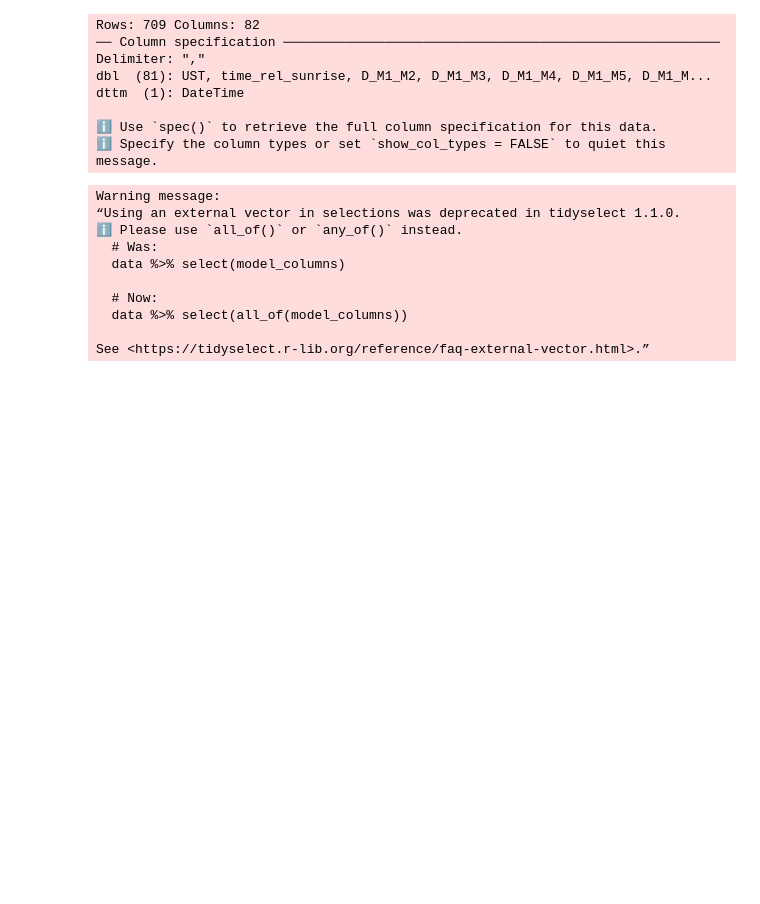
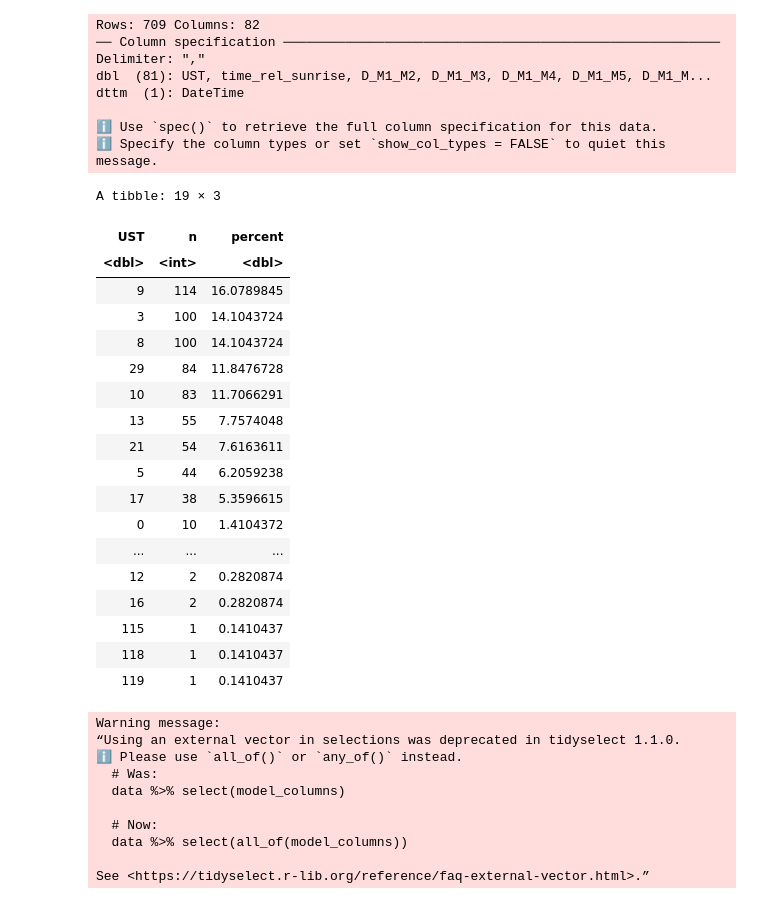
Before and after one commit to jsanvik/Birdsong, a Jupyter notebook: 03 Modelling/09 ust_higher_order_random_forest.ipynb, the cells around one changed output. Saved outputs shown, nothing was run; the diff lists cells and outputs as text; code cells hidden in the pictures; blank space fills up the shorter version.

```diff
--- a/03 Modelling/09 ust_higher_order_random_forest.ipynb
+++ b/03 Modelling/09 ust_higher_order_random_forest.ipynb
@@ -48,6 +48,34 @@ dttm  (1): DateTime
 
 ℹ Use `spec()` to retrieve the full column specification for this data.
 ℹ Specify the column types or set `show_col_types = FALSE` to quiet this message.
+# %%
+# In data (training AND testing), how many of each song type for the focal male?
+n_ust <- data %>%
+    group_by(UST) %>%
+    summarize(n = n()) %>%
+    mutate(percent = 100*n/nrow(data)) %>%
+    arrange(desc(percent))
+n_ust
+# %% [output]
+A tibble: 19 × 3
+| UST | n | percent |
+| <dbl> | <int> | <dbl> |
+| 9 | 114 | 16.0789845 |
+| 3 | 100 | 14.1043724 |
+| 8 | 100 | 14.1043724 |
+| 29 | 84 | 11.8476728 |
+| 10 | 83 | 11.7066291 |
+| 13 | 55 | 7.7574048 |
+| 21 | 54 | 7.6163611 |
+| 5 | 44 | 6.2059238 |
+| 17 | 38 | 5.3596615 |
+| 0 | 10 | 1.4104372 |
+| ... | ... | ... |
+| 12 | 2 | 0.2820874 |
+| 16 | 2 | 0.2820874 |
+| 115 | 1 | 0.1410437 |
+| 118 | 1 | 0.1410437 |
+| 119 | 1 | 0.1410437 |
 # %%
 # Model Inputs
 model_columns <- c(
```
Also changed, not shown: parts of 9 cells of this notebook, 4 other files.
